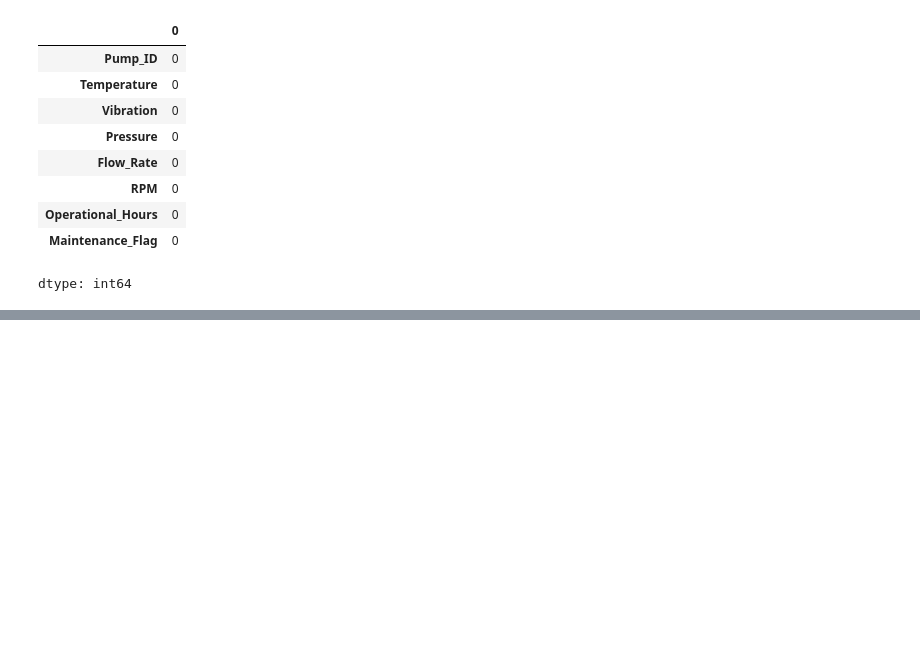
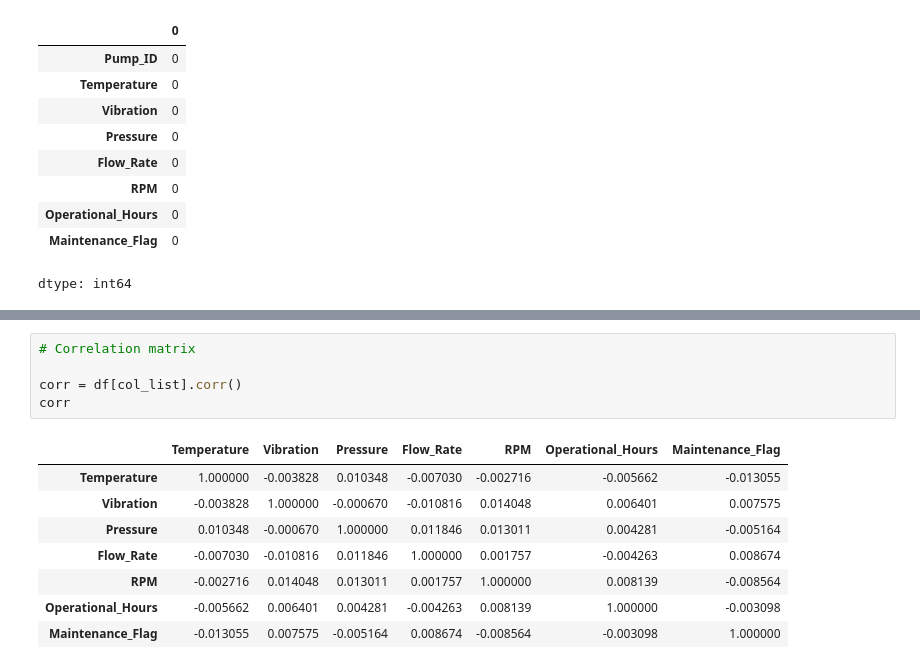
Before and after one commit to heyaankit/pdm-industrial-app, a Jupyter notebook: notebooks/1_pump_eda.ipynb, the cells around one changed output, grey strips where cells are left out. Drawn from its saved outputs; the diff is of its cells as text; blank space fills up the shorter version.

```diff
--- a/notebooks/1_pump_eda.ipynb
+++ b/notebooks/1_pump_eda.ipynb
@@ -50,0 +141,14 @@ dtype: int64
+# %%
+# Correlation matrix
+
+corr = df[col_list].corr()
+corr
+# %% [output]
+|  | Temperature | Vibration | Pressure | Flow_Rate | RPM | Operational_Hours | Maintenance_Flag |
+| Temperature | 1.000000 | -0.003828 | 0.010348 | -0.007030 | -0.002716 | -0.005662 | -0.013055 |
+| Vibration | -0.003828 | 1.000000 | -0.000670 | -0.010816 | 0.014048 | 0.006401 | 0.007575 |
+| Pressure | 0.010348 | -0.000670 | 1.000000 | 0.011846 | 0.013011 | 0.004281 | -0.005164 |
+| Flow_Rate | -0.007030 | -0.010816 | 0.011846 | 1.000000 | 0.001757 | -0.004263 | 0.008674 |
+| RPM | -0.002716 | 0.014048 | 0.013011 | 0.001757 | 1.000000 | 0.008139 | -0.008564 |
+| Operational_Hours | -0.005662 | 0.006401 | 0.004281 | -0.004263 | 0.008139 | 1.000000 | -0.003098 |
+| Maintenance_Flag | -0.013055 | 0.007575 | -0.005164 | 0.008674 | -0.008564 | -0.003098 | 1.000000 |
```
Also changed, not shown: parts of 8 cells of this notebook.
